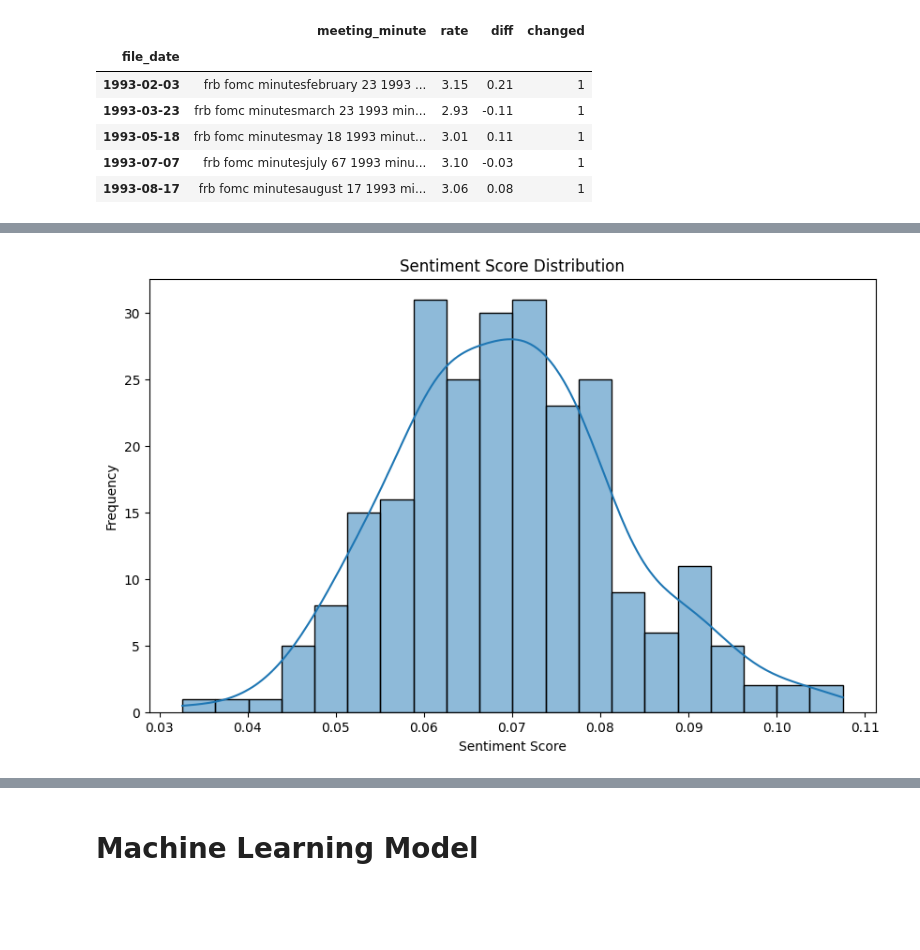
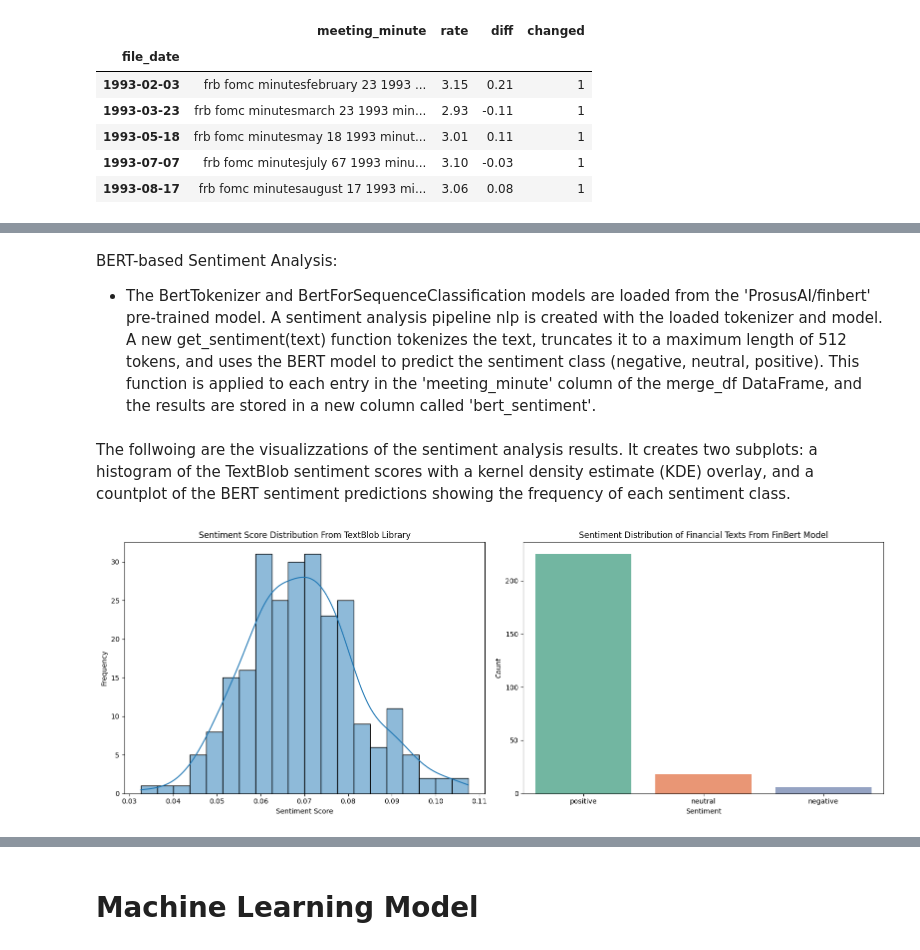
Before and after one commit to Cydia13526/s24-milestone2-team7-cspaarg-cydia-davidrez, a Jupyter notebook: project.ipynb, the cells around one changed output, grey strips where cells are left out. Drawn from its saved outputs; the diff is of its cells as text; code cells hidden in the pictures; blank space fills up the shorter version.

Commit message:
updating nlp analysis

```diff
--- a/project.ipynb
+++ b/project.ipynb
@@ -219,13 +228,52 @@ def get_sentiment(text):
     return sentiment
 
 merge_df['sentiment'] = merge_df['meeting_minute'].apply(get_sentiment)
+# %% [markdown]
+BERT-based Sentiment Analysis:
+
+- The BertTokenizer and BertForSequenceClassification models are loaded from the 'ProsusAI/finbert' pre-trained model. A sentiment analysis pipeline nlp is created with the loaded tokenizer and model. A new get_sentiment(text) function tokenizes the text, truncates it to a maximum length of 512 tokens, and uses the BERT model to predict the sentiment class (negative, neutral, positive). This function is applied to each entry in the 'meeting_minute' column of the merge_df DataFrame, and the results are stored in a new column called 'bert_sentiment'.
+# %%
+tokenizer = BertTokenizer.from_pretrained('ProsusAI/finbert')
+model = BertForSequenceClassification.from_pretrained('ProsusAI/finbert')
+
+# Create a sentiment analysis pipeline
+nlp = pipeline("sentiment-analysis", model=model, tokenizer=tokenizer)
+
+# Function to get sentiment with text truncation
+def get_sentiment(text):
+    # Tokenize text
+    inputs = tokenizer(text, return_tensors="pt", truncation=True, max_length=512)
+    outputs = model(**inputs)
+    logits = outputs.logits
+    predicted_class_id = logits.argmax().item()
+    # Map predicted class id to sentiment label
+    labels = {0: "negative", 1: "neutral", 2: "positive"}
+    return labels[predicted_class_id]
+
+# Apply sentiment analysis to each text in the dataset
+merge_df['bert_sentiment'] = merge_df['meeting_minute'].apply(get_sentiment)
+# %% [markdown]
+The follwoing are the visualizzations of the sentiment analysis results. It creates two subplots: a histogram of the TextBlob sentiment scores with a kernel density estimate (KDE) overlay, and a countplot of the BERT sentiment predictions showing the frequency of each sentiment class.
 # %%
 # Sentiment Distribution
-plt.figure(figsize=(10, 6))
-sns.histplot(merge_df['sentiment'], bins=20, kde=True)
-plt.title('Sentiment Score Distribution')
-plt.xlabel('Sentiment Score')
-plt.ylabel('Frequency')
+# Create subplots
+fig, axes = plt.subplots(1, 2, figsize=(16, 6))
+
+# Plot histogram of sentiment scores
+sns.histplot(merge_df['sentiment'], bins=20, kde=True, ax=axes[0], color='#1f77b4')  # Blue color
+axes[0].set_title('Sentiment Score Distribution From TextBlob Library')
+axes[0].set_xlabel('Sentiment Score')
+axes[0].set_ylabel('Frequency')
+
+# Plot countplot of sentiment distribution
+sns.countplot(x='bert_sentiment', data=merge_df, hue='bert_sentiment', ax=axes[1], palette='Set2', legend=False)  # Using seaborn palette 'Set2'
+axes[1].set_title('Sentiment Distribution of Financial Texts From FinBert Model')
+axes[1].set_xlabel('Sentiment')
+axes[1].set_ylabel('Count')
+# Adjust layout
+plt.tight_layout()
+
+# Show the plots
 plt.show()
 # %% [output]
-[figure, old version]
+[figure, new version]
```
Also changed, not shown: parts of 17 cells of this notebook, 1 other file.
